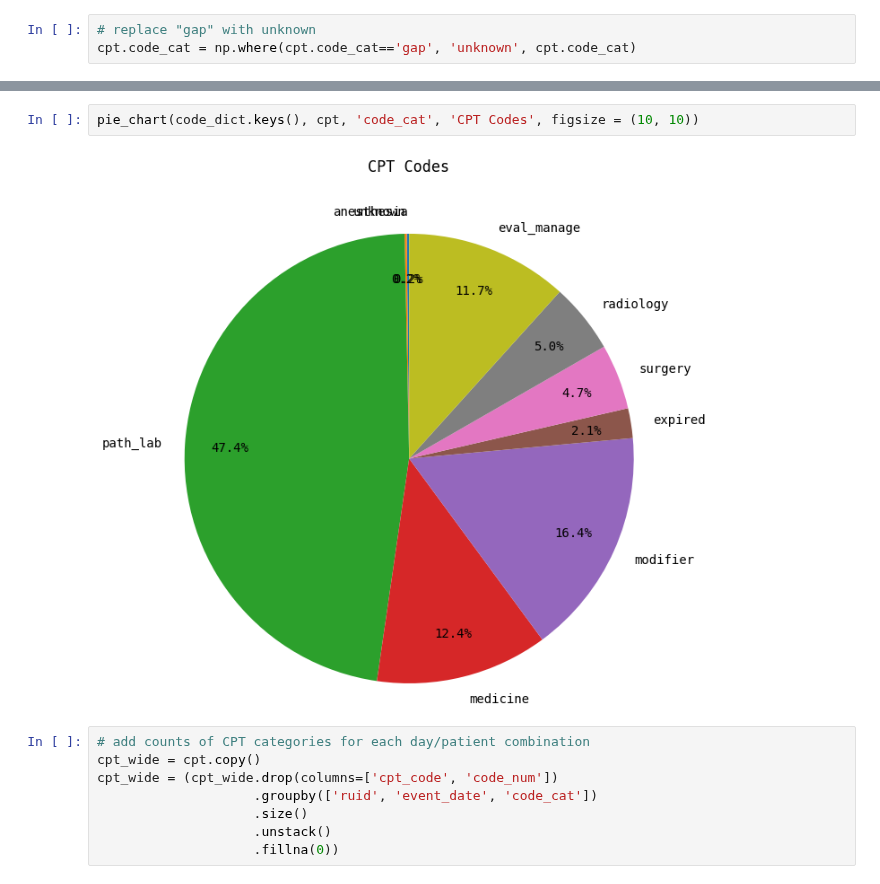
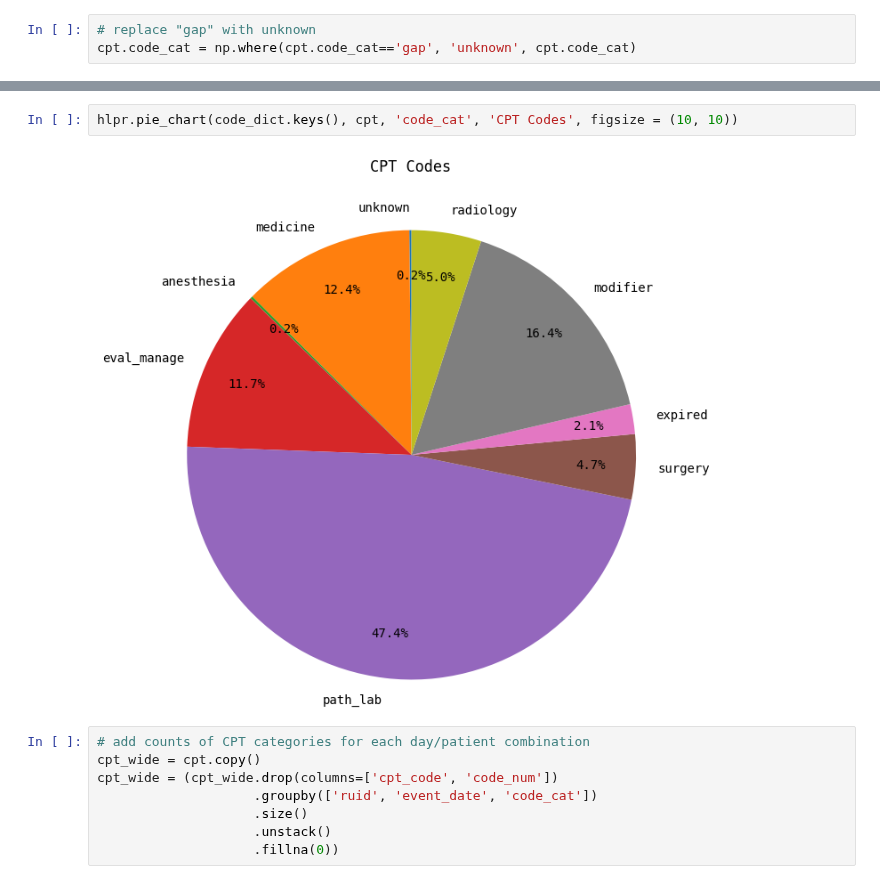
Before and after one commit to alvinjeffery/Bios8366_project, a Jupyter notebook: code/alvin_prelim.ipynb, the cells around one changed output, grey strips where cells are left out. Drawn from its saved outputs; the diff is of its cells as text.

```diff
--- a/code/alvin_prelim.ipynb
+++ b/code/alvin_prelim.ipynb
@@ -470,7 +426,7 @@ code_dict
 # %%
-pie_chart(code_dict.keys(), cpt, 'code_cat', 'CPT Codes', figsize = (10, 10))
+hlpr.pie_chart(code_dict.keys(), cpt, 'code_cat', 'CPT Codes', figsize = (10, 10))
 # %% [output]
-[figure, old version]
+[figure, new version]
 # %%
 # add counts of CPT categories for each day/patient combination
 cpt_wide = cpt.copy()
```
Also changed, not shown: parts of 64 cells of this notebook, 2 other files.
